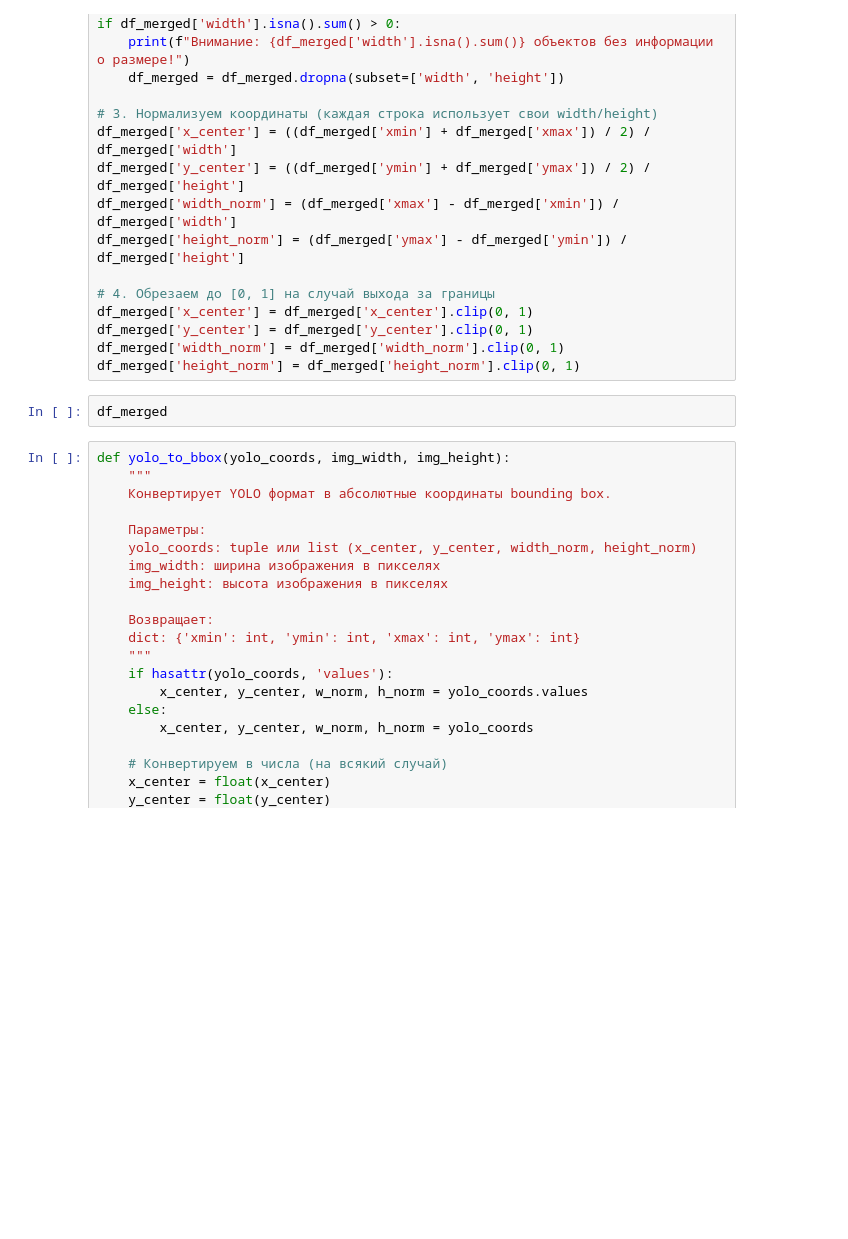
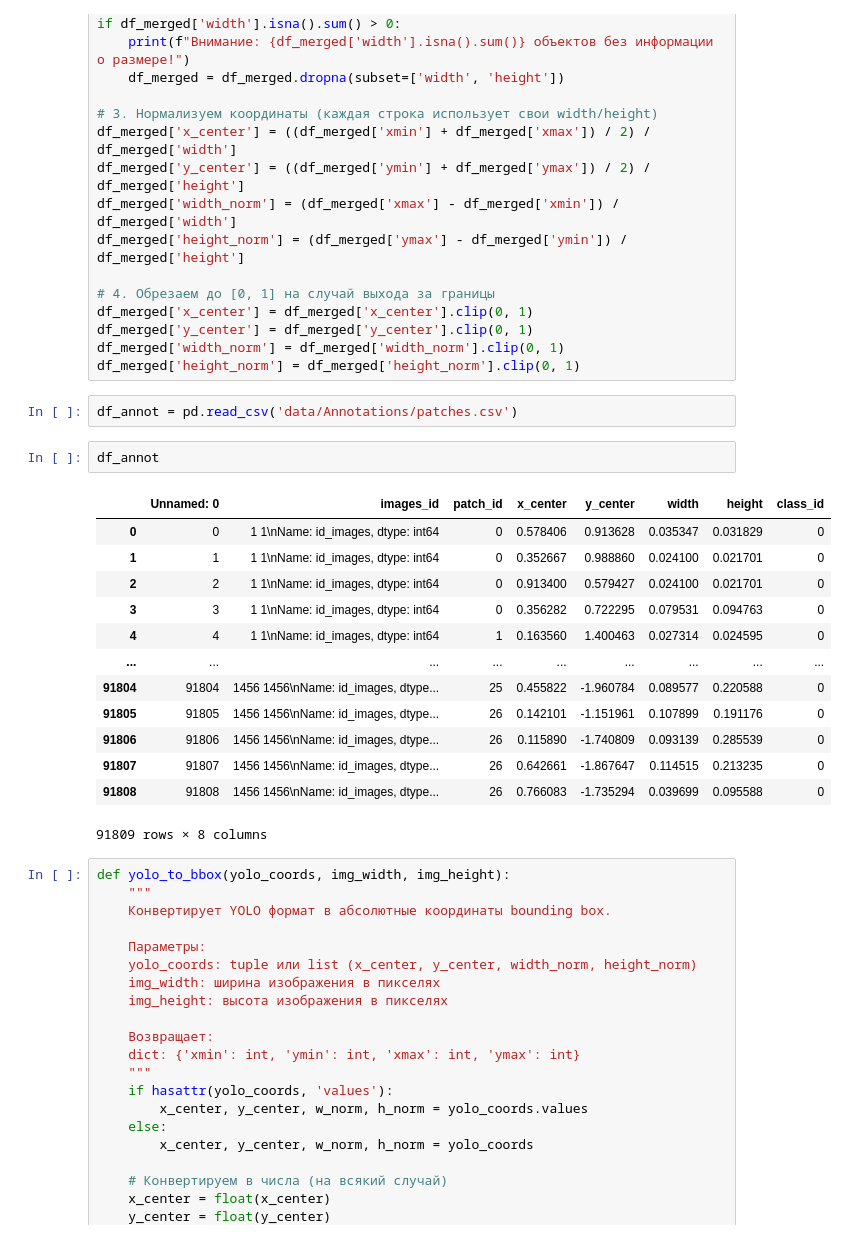
Before and after one commit to reqmd/yolov8_acne04, a Jupyter notebook: ACNE_research.ipynb, the cells around one changed output. Drawn from its saved outputs; the diff is of its cells as text; blank space fills up the shorter version.

```diff
--- a/ACNE_research.ipynb
+++ b/ACNE_research.ipynb
@@ -167,7 +169,23 @@ df_merged['y_center'] = df_merged['y_center'].clip(0, 1)
 df_merged['width_norm'] = df_merged['width_norm'].clip(0, 1)
 df_merged['height_norm'] = df_merged['height_norm'].clip(0, 1)
 # %%
-df_merged
+df_annot = pd.read_csv('data/Annotations/patches.csv')
+# %%
+df_annot
+# %% [output]
+|  | Unnamed: 0 | images_id | patch_id | x_center | y_center | width | height | class_id |
+| 0 | 0 | 1 1\nName: id_images, dtype: int64 | 0 | 0.578406 | 0.913628 | 0.035347 | 0.031829 | 0 |
+| 1 | 1 | 1 1\nName: id_images, dtype: int64 | 0 | 0.352667 | 0.988860 | 0.024100 | 0.021701 | 0 |
+| 2 | 2 | 1 1\nName: id_images, dtype: int64 | 0 | 0.913400 | 0.579427 | 0.024100 | 0.021701 | 0 |
+| 3 | 3 | 1 1\nName: id_images, dtype: int64 | 0 | 0.356282 | 0.722295 | 0.079531 | 0.094763 | 0 |
+| 4 | 4 | 1 1\nName: id_images, dtype: int64 | 1 | 0.163560 | 1.400463 | 0.027314 | 0.024595 | 0 |
+| ... | ... | ... | ... | ... | ... | ... | ... | ... |
+| 91804 | 91804 | 1456 1456\nName: id_images, dtype... | 25 | 0.455822 | -1.960784 | 0.089577 | 0.220588 | 0 |
+| 91805 | 91805 | 1456 1456\nName: id_images, dtype... | 26 | 0.142101 | -1.151961 | 0.107899 | 0.191176 | 0 |
+| 91806 | 91806 | 1456 1456\nName: id_images, dtype... | 26 | 0.115890 | -1.740809 | 0.093139 | 0.285539 | 0 |
+| 91807 | 91807 | 1456 1456\nName: id_images, dtype... | 26 | 0.642661 | -1.867647 | 0.114515 | 0.213235 | 0 |
+| 91808 | 91808 | 1456 1456\nName: id_images, dtype... | 26 | 0.766083 | -1.735294 | 0.039699 | 0.095588 | 0 |
+91809 rows × 8 columns
 # %%
 def yolo_to_bbox(yolo_coords, img_width, img_height):
     """
```
Also changed, not shown: parts of 10 cells of this notebook, 3 other files.
